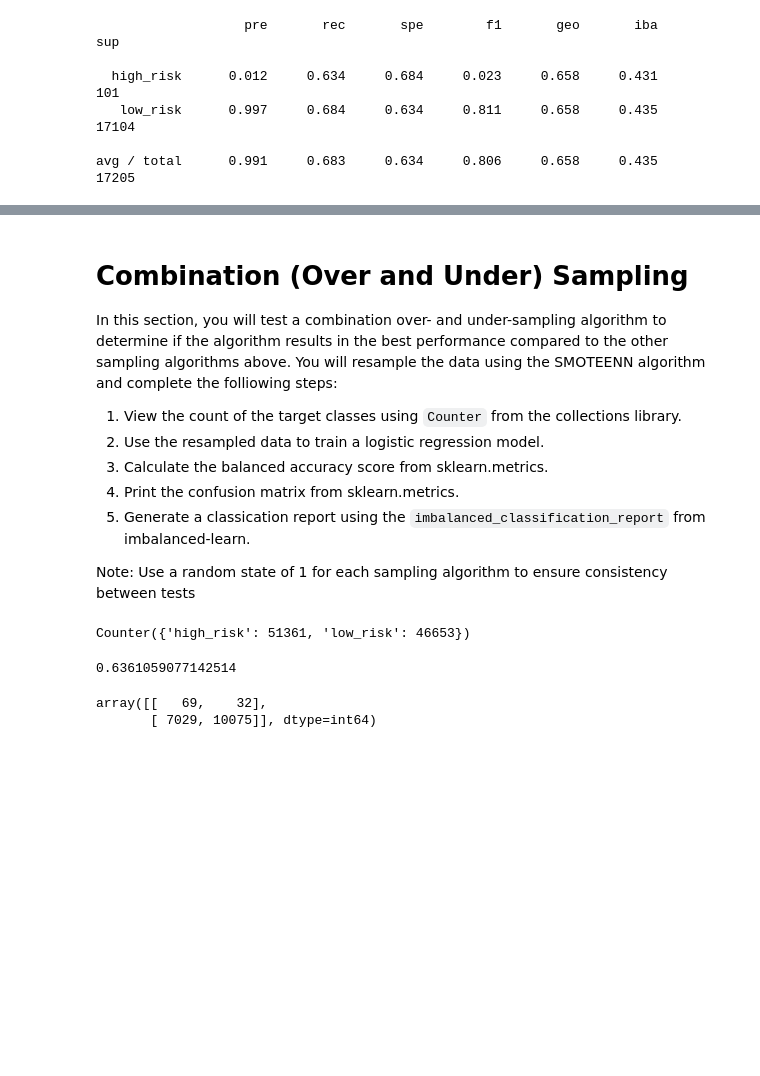
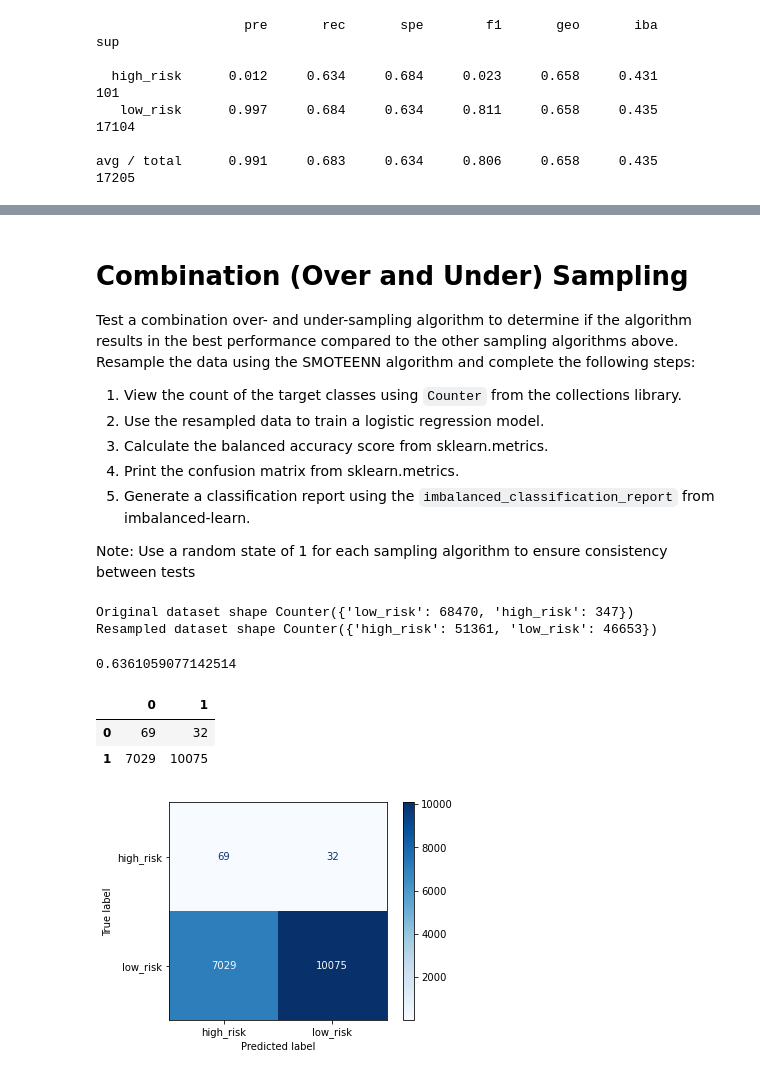
Before and after one commit to matin-n/Credit_Risk_Analysis, a Jupyter notebook: credit_risk_resampling.ipynb, the cells around one changed output, grey strips where cells are left out. Drawn from its saved outputs; the diff is of its cells as text; code cells hidden in the pictures; blank space fills up the shorter version.

```diff
--- a/credit_risk_resampling.ipynb
+++ b/credit_risk_resampling.ipynb
@@ -351,23 +388,27 @@ avg / total       0.99      0.40      0.69      0.56      0.52      0.27     172
 # %% [markdown]
 # Combination (Over and Under) Sampling
 
-In this section, you will test a combination over- and under-sampling algorithm to determine if the algorithm results in the best performance compared to the other sampling algorithms above. You will resample the data using the SMOTEENN algorithm and complete the folliowing steps:
+Test a combination over- and under-sampling algorithm to determine if the algorithm results in the best performance compared to the other sampling algorithms above. Resample the data using the SMOTEENN algorithm and complete the following steps:
 
 1. View the count of the target classes using `Counter` from the collections library.
 3. Use the resampled data to train a logistic regression model.
 3. Calculate the balanced accuracy score from sklearn.metrics.
 4. Print the confusion matrix from sklearn.metrics.
-5. Generate a classication report using the `imbalanced_classification_report` from imbalanced-learn.
+5. Generate a classification report using the `imbalanced_classification_report` from imbalanced-learn.
 
 Note: Use a random state of 1 for each sampling algorithm to ensure consistency between tests
 # %%
 # Resample the training data with SMOTEENN
 # Warning: This is a large dataset, and this step may take some time to complete
+print("Original dataset shape %s" % Counter(y))
+
 smote_enn = SMOTEENN(random_state=1)
 X_train_resample, y_train_resample = smote_enn.fit_resample(X_train, y_train)
-Counter(y_train_resample)
+
+print("Resampled dataset shape %s" % Counter(y_train_resample))
 # %% [output]
-Counter({'high_risk': 51361, 'low_risk': 46653})
+Original dataset shape Counter({'low_risk': 68470, 'high_risk': 347})
+Resampled dataset shape Counter({'high_risk': 51361, 'low_risk': 46653})
 # %%
 # Train the Logistic Regression model using the resampled data
 model = LogisticRegression(solver="lbfgs", random_state=1, max_iter=100)
@@ -380,9 +421,17 @@ balanced_accuracy_score(y_test, y_pred)
 0.6361059077142514
 # %%
 # Display the confusion matrix
-confusion_matrix(y_test, y_pred)
+pd.DataFrame(confusion_matrix(y_test, y_pred, normalize=None))
 # %% [output]
-array([[   69,    32],
-       [ 7029, 10075]], dtype=int64)
+|  | 0 | 1 |
+| 0 | 69 | 32 |
+| 1 | 7029 | 10075 |
+# %%
+disp = ConfusionMatrixDisplay.from_predictions(
+    y_test, y_pred, cmap="Blues", values_format="d"
+)
+plt.show()
+# %% [output]
+[figure, added]
 # %%
 # Print the imbalanced classification report
```
Also changed, not shown: parts of 16 cells of this notebook.
